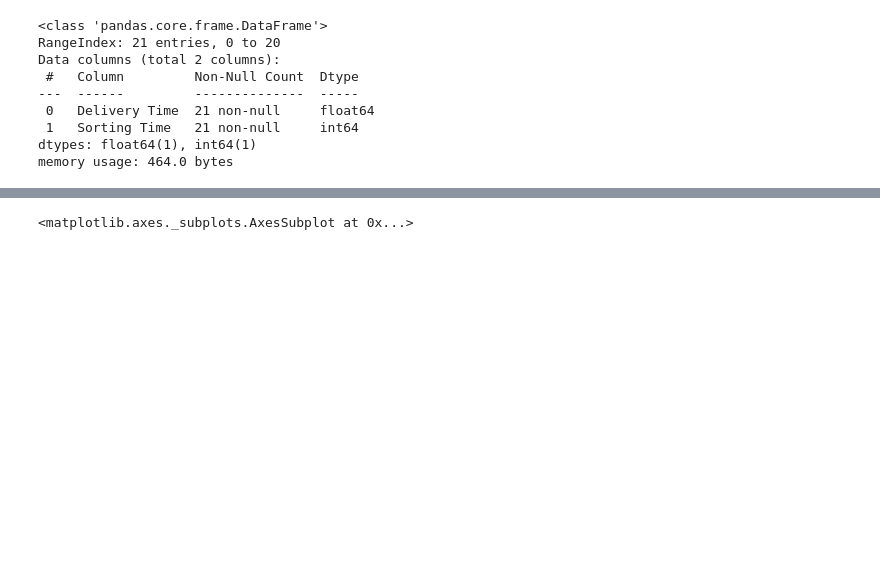
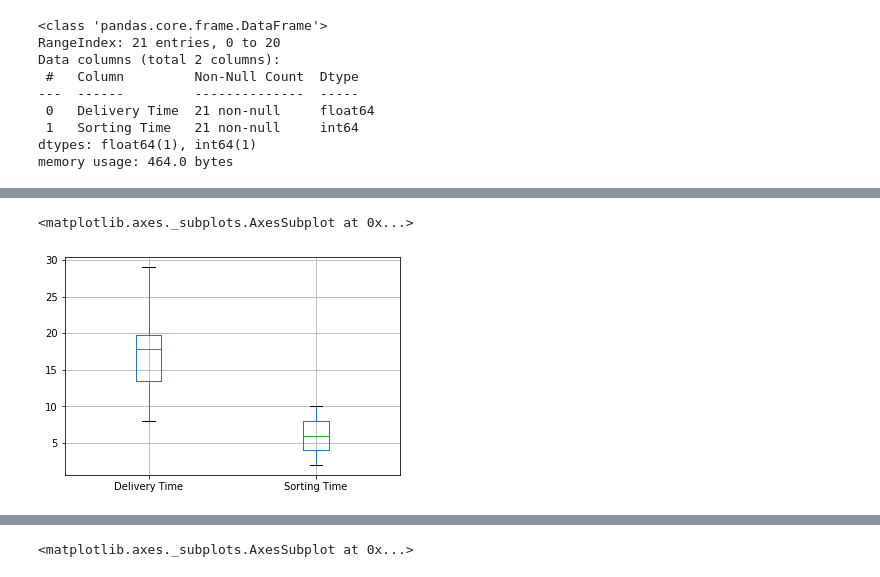
Before and after one commit to bismahashim/Assignment, a Jupyter notebook: Assignment_Simple_Linear_Regression_Q1.ipynb, the cells around one changed output, grey strips where cells are left out. Cells and saved outputs as stored; diff of their text form; code cells hidden in the pictures; blank space fills up the shorter version.

```diff
--- a/Assignment_Simple_Linear_Regression_Q1.ipynb
+++ b/Assignment_Simple_Linear_Regression_Q1.ipynb
@@ -41,0 +92,5 @@ memory usage: 464.0 bytes
+# %%
+data.boxplot(column=['Delivery Time','Sorting Time'])
+# %% [output]
+<matplotlib.axes._subplots.AxesSubplot at 0x...>
+[figure, added]
```
Also changed, not shown: parts of 11 cells of this notebook.
